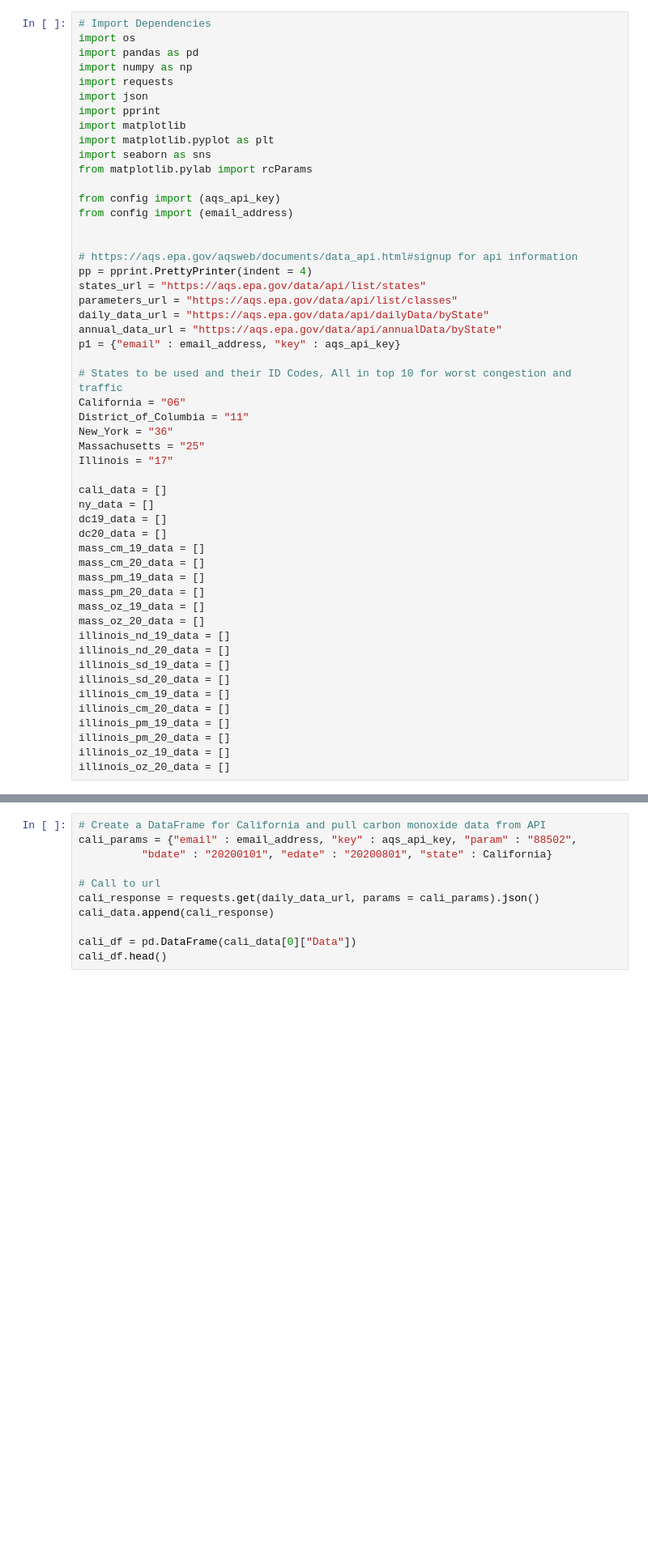
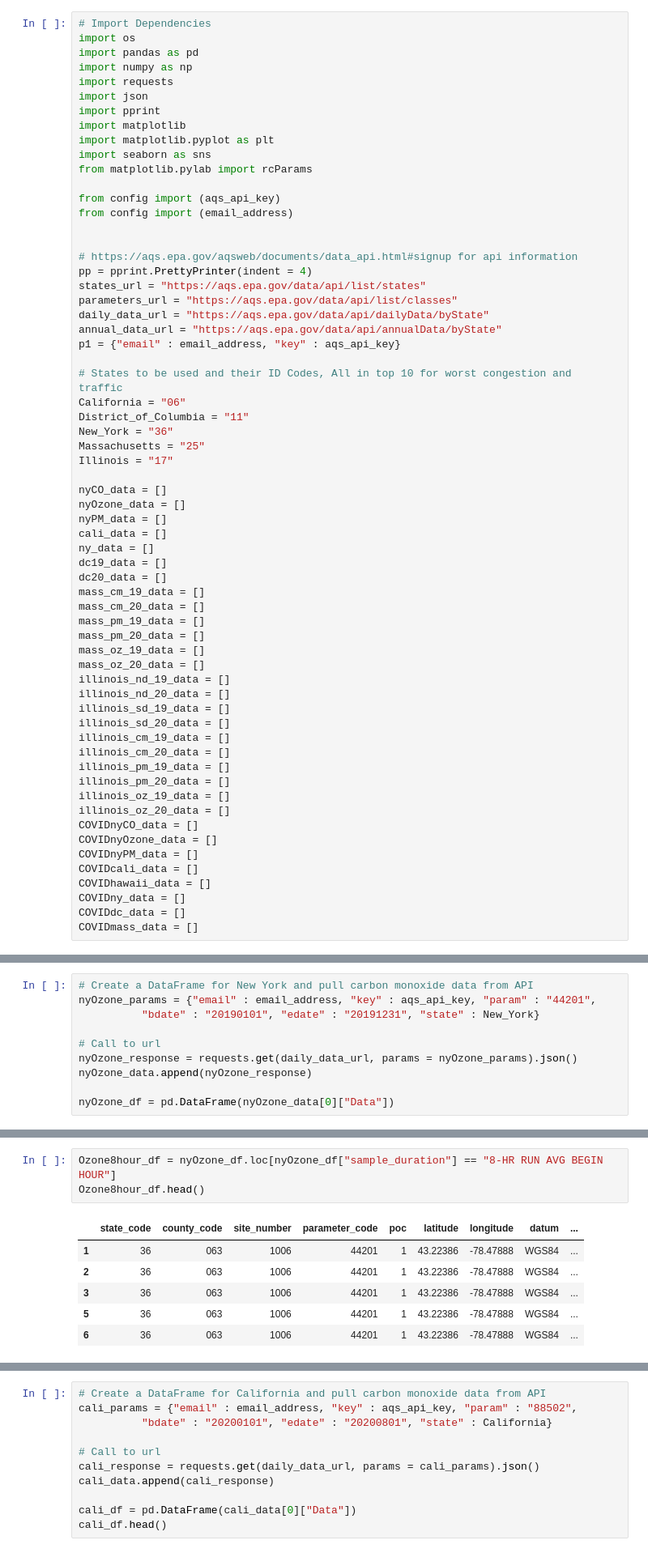
Before and after one commit to TrentELittle/BootcampProject1, a Jupyter notebook: project_main.ipynb, the cells around one changed output, grey strips where cells are left out. Shown at 81% size. Saved outputs shown, nothing was run; the diff lists cells and outputs as text; blank space fills up the shorter version.

```diff
--- a/project_main.ipynb
+++ b/project_main.ipynb
@@ -30,6 +30,9 @@ New_York = "36"
 Massachusetts = "25"
 Illinois = "17"
 
+nyCO_data = []
+nyOzone_data = []
+nyPM_data = []
 cali_data = []
 ny_data = []
 dc19_data = []
@@ -50,3 +53,11 @@ illinois_pm_19_data = []
 illinois_pm_20_data = []
 illinois_oz_19_data = []
 illinois_oz_20_data = []
+COVIDnyCO_data = []
+COVIDnyOzone_data = []
+COVIDnyPM_data = []
+COVIDcali_data = []
+COVIDhawaii_data = []
+COVIDny_data = []
+COVIDdc_data = []
+COVIDmass_data = []
@@ -52,0 +88,10 @@ illinois_oz_20_data = []
+# %%
+# Create a DataFrame for New York and pull carbon monoxide data from API
+nyOzone_params = {"email" : email_address, "key" : aqs_api_key, "param" : "44201",
+          "bdate" : "20190101", "edate" : "20191231", "state" : New_York}
+
+# Call to url
+nyOzone_response = requests.get(daily_data_url, params = nyOzone_params).json()
+nyOzone_data.append(nyOzone_response)
+
+nyOzone_df = pd.DataFrame(nyOzone_data[0]["Data"])
@@ -52,0 +108,10 @@ illinois_oz_20_data = []
+# %%
+Ozone8hour_df = nyOzone_df.loc[nyOzone_df["sample_duration"] == "8-HR RUN AVG BEGIN HOUR"]
+Ozone8hour_df.head()
+# %% [output]
+|  | state_code | county_code | site_number | parameter_code | poc | latitude | longitude | datum | ... |
+| 1 | 36 | 063 | 1006 | 44201 | 1 | 43.22386 | -78.47888 | WGS84 | ... |
+| 2 | 36 | 063 | 1006 | 44201 | 1 | 43.22386 | -78.47888 | WGS84 | ... |
+| 3 | 36 | 063 | 1006 | 44201 | 1 | 43.22386 | -78.47888 | WGS84 | ... |
+| 5 | 36 | 063 | 1006 | 44201 | 1 | 43.22386 | -78.47888 | WGS84 | ... |
+| 6 | 36 | 063 | 1006 | 44201 | 1 | 43.22386 | -78.47888 | WGS84 | ... |
```
Also changed, not shown: parts of 25 cells of this notebook, 1 other file.
